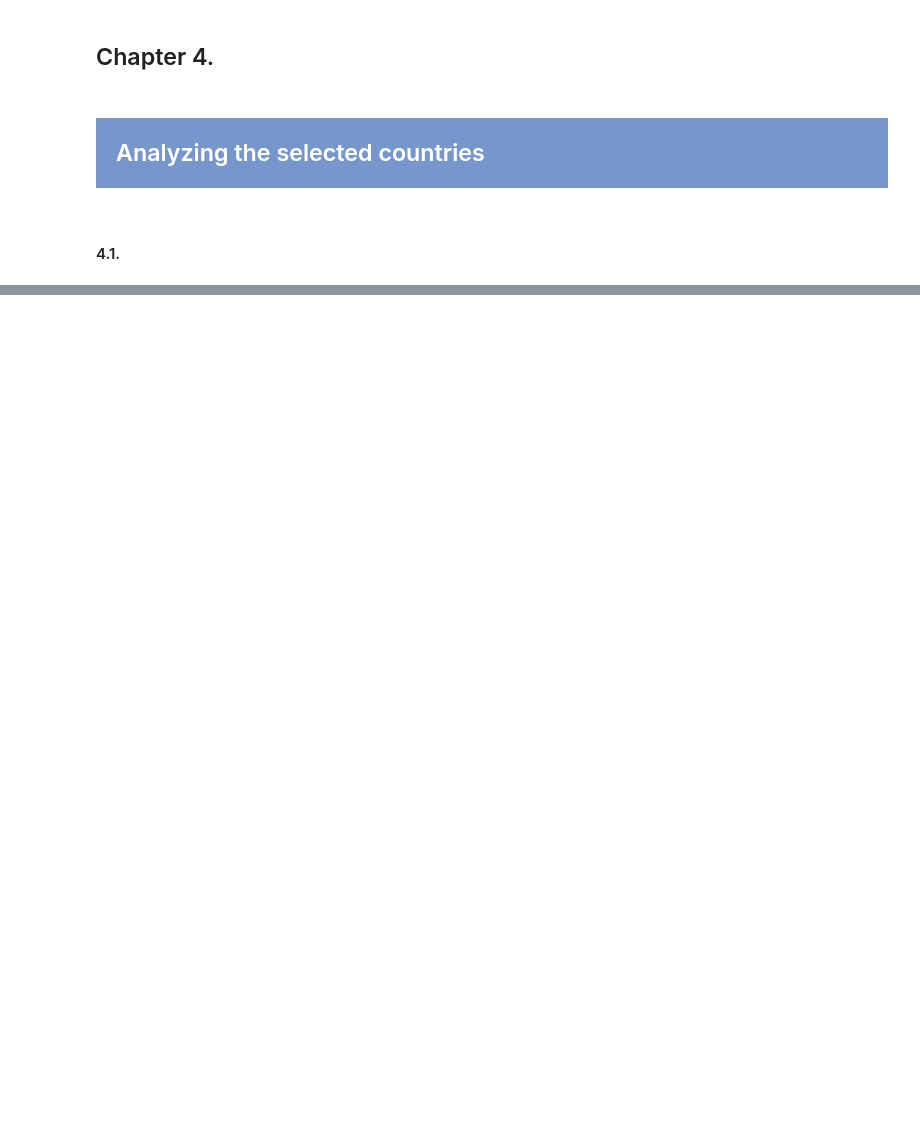
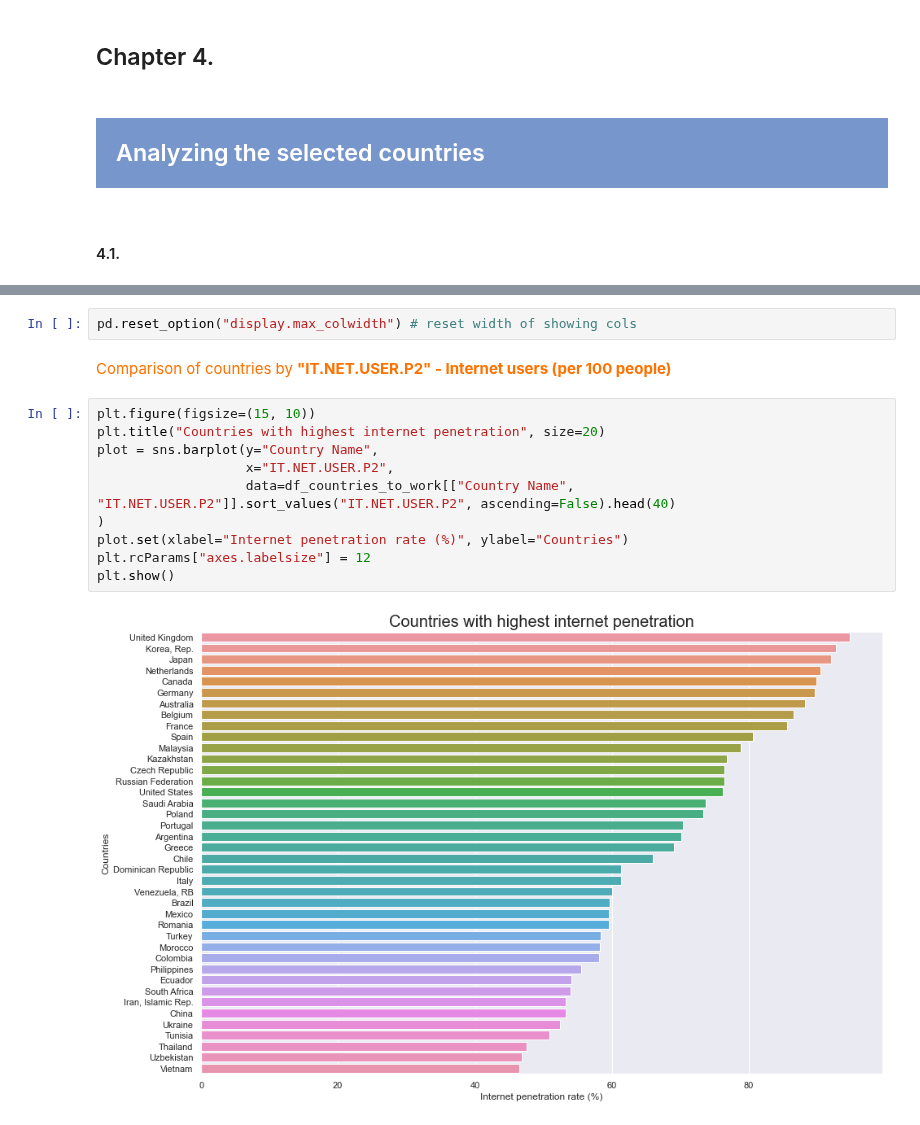
Before and after one commit to samirhinojosa/OC-P2-education-statistics, a Jupyter notebook: notebook.ipynb, the cells around one changed output, grey strips where cells are left out. Drawn from its saved outputs; the diff is of its cells as text; blank space fills up the shorter version.

Commit message:
Starting the graphs

```diff
--- a/notebook.ipynb
+++ b/notebook.ipynb
@@ -1083,0 +1085,18 @@ To select the countries, I will follow the steps below
+# %%
+pd.reset_option("display.max_colwidth") # reset width of showing cols
+# %% [markdown]
+<div style="color: RGB(255,114,0);">
+   Comparison of countries by <strong>"IT.NET.USER.P2" - Internet users (per 100 people)</strong>
+</div>
+# %%
+plt.figure(figsize=(15, 10))
+plt.title("Countries with highest internet penetration", size=20)
+plot = sns.barplot(y="Country Name",
+                   x="IT.NET.USER.P2",
+                   data=df_countries_to_work[["Country Name", "IT.NET.USER.P2"]].sort_values("IT.NET.USER.P2", ascending=False).head(40)
+)
+plot.set(xlabel="Internet penetration rate (%)", ylabel="Countries")
+plt.rcParams["axes.labelsize"] = 12
+plt.show()
+# %% [output]
+[figure, added]
```
Also changed, not shown: parts of 16 cells of this notebook.
